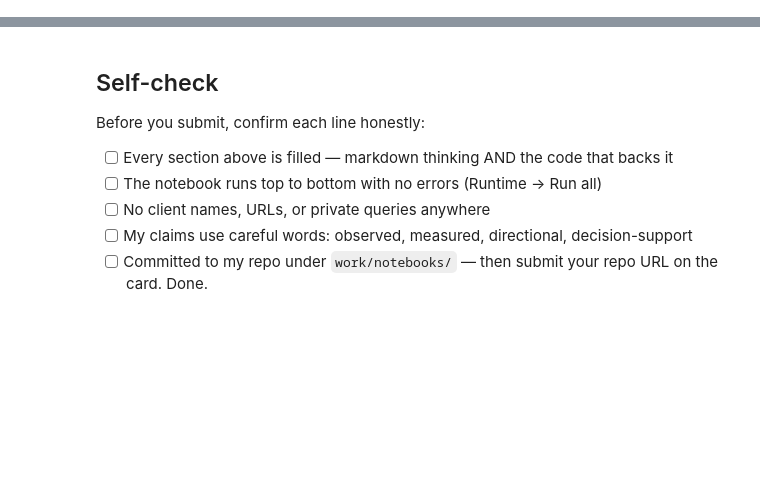
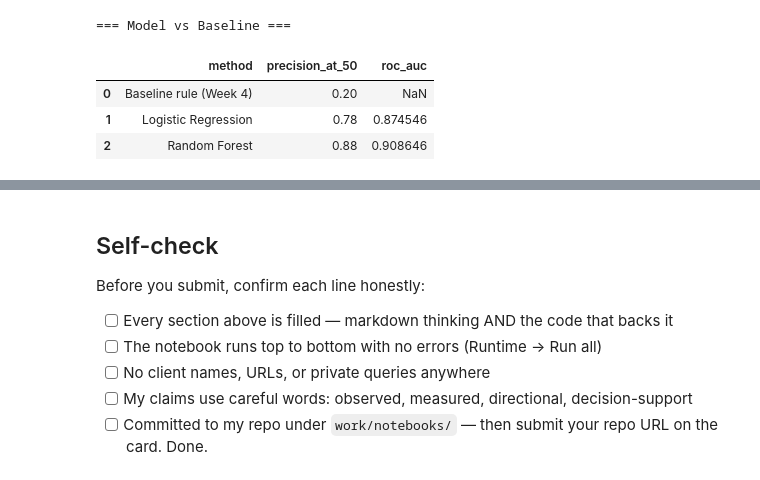
Before and after one commit to SanniyaAslam/flyrank-ml-internship, a Jupyter notebook: work/notebooks/w05_model.ipynb, the cells around one changed output, grey strips where cells are left out. Drawn from its saved outputs; the diff is of its cells as text; code cells hidden in the pictures; blank space fills up the shorter version.

```diff
--- a/work/notebooks/w05_model.ipynb
+++ b/work/notebooks/w05_model.ipynb
@@ -36,0 +127,47 @@ This skeleton is yours to fill. Work the sections **in order** — each one has
+# %%
+# This cell is for CODE (numbers, a query, a check).
+# Write your text answer in the cell ABOVE this one — typing sentences here breaks Run All.
+def precision_at_k(scores, labels, k):
+    order = np.argsort(-np.asarray(scores))
+    return np.asarray(labels)[order[:k]].mean()
+
+X_train, X_test = X.iloc[train_idx], X.iloc[test_idx]
+y_train, y_test = y[train_idx], y[test_idx]
+df_test = df.iloc[test_idx].reset_index(drop=True)
+
+# Baseline rule, recomputed on test rows only
+baseline_flag = (
+    (df_test["days_since_update_fh"] >= 180) &
+    (df_test["impressions_fh"] >= 100) &
+    (df_test["ctr_fh"] < 0.02)
+).astype(int)
+baseline_score = baseline_flag * df_test["impressions_fh"] * df_test["days_since_update_fh"]
+baseline_p50 = precision_at_k(baseline_score, y_test, 50)
+
+# Logistic Regression
+logreg = LogisticRegression(max_iter=1000, class_weight="balanced")
+logreg.fit(X_train, y_train)
+logreg_scores = logreg.predict_proba(X_test)[:, 1]
+logreg_p50 = precision_at_k(logreg_scores, y_test, 50)
+logreg_auc = roc_auc_score(y_test, logreg_scores)
+
+# Random Forest
+rf = RandomForestClassifier(n_estimators=200, max_depth=6, class_weight="balanced", random_state=42)
+rf.fit(X_train, y_train)
+rf_scores = rf.predict_proba(X_test)[:, 1]
+rf_p50 = precision_at_k(rf_scores, y_test, 50)
+rf_auc = roc_auc_score(y_test, rf_scores)
+
+results = pd.DataFrame({
+    "method": ["Baseline rule (Week 4)", "Logistic Regression", "Random Forest"],
+    "precision_at_50": [baseline_p50, logreg_p50, rf_p50],
+    "roc_auc": [np.nan, logreg_auc, rf_auc]
+})
+print("=== Model vs Baseline ===")
+display(results)
+# %% [output]
+=== Model vs Baseline ===
+|  | method | precision_at_50 | roc_auc |
+| 0 | Baseline rule (Week 4) | 0.20 | NaN |
+| 1 | Logistic Regression | 0.78 | 0.874546 |
+| 2 | Random Forest | 0.88 | 0.908646 |
```
Also changed, not shown: parts of 14 cells of this notebook.
